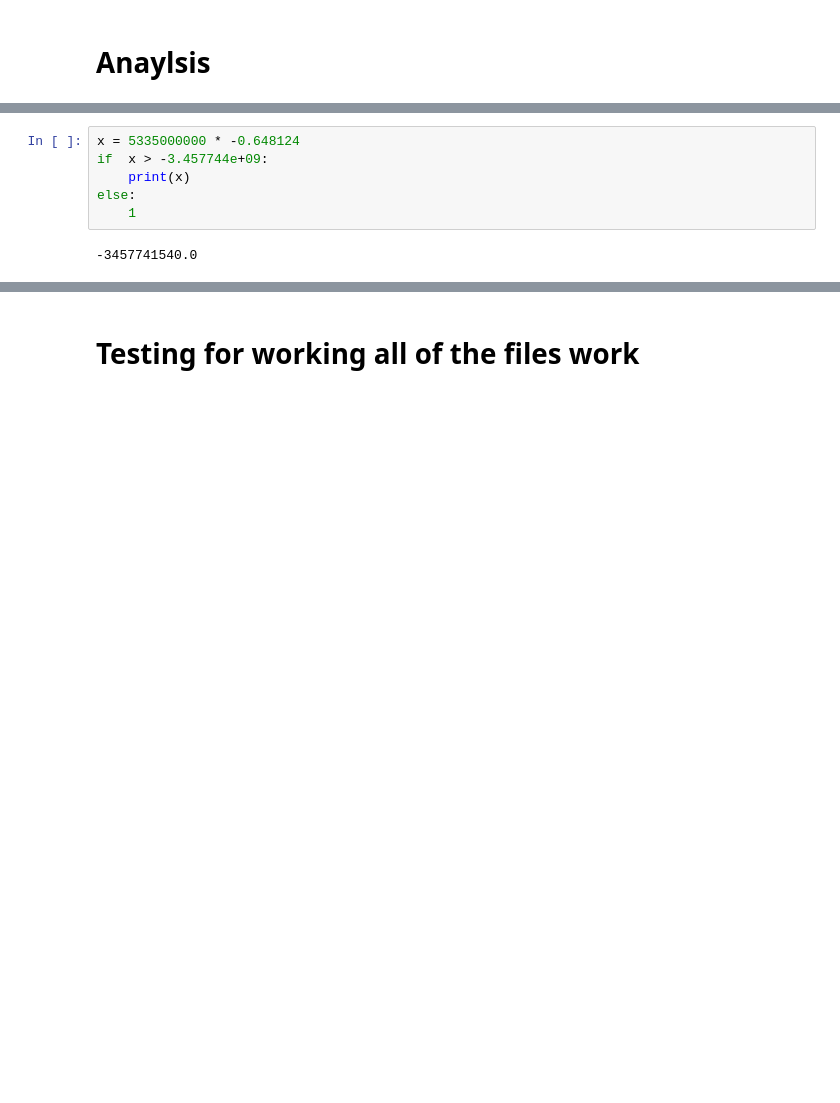
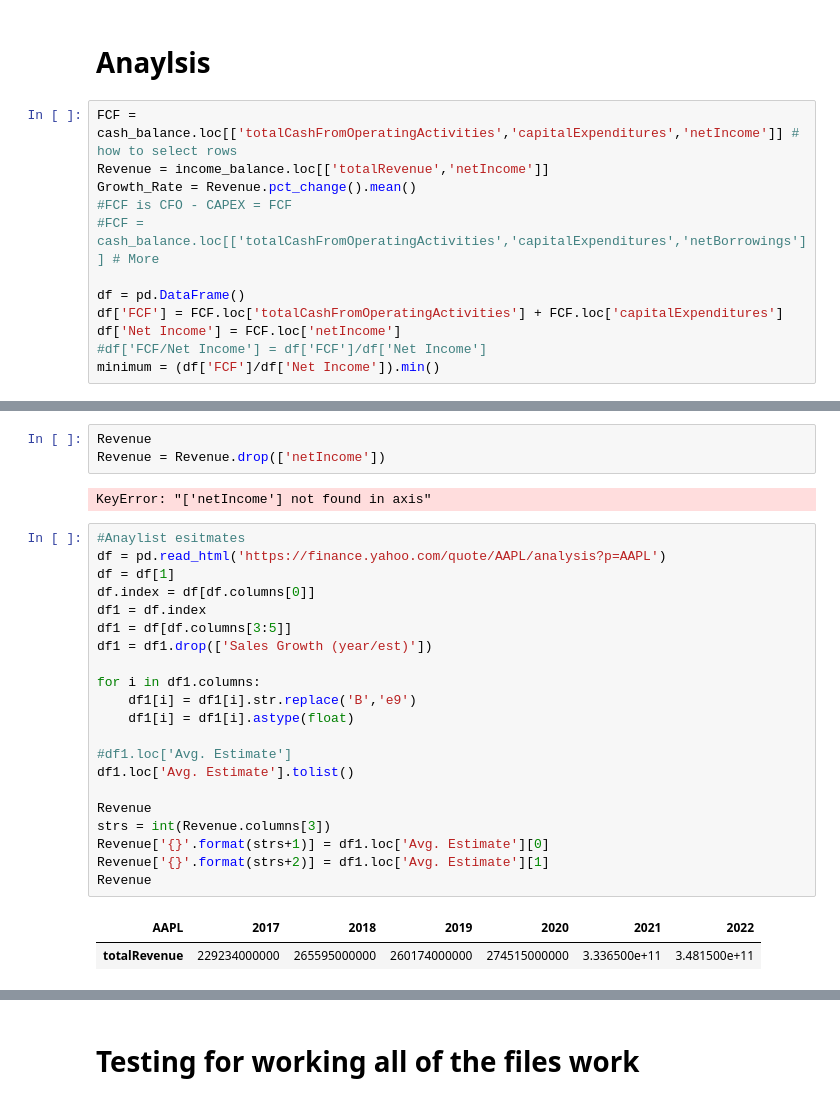
Before and after one commit to AntimatterFx/Investing, a Jupyter notebook: DCF.ipynb, the cells around one changed output, grey strips where cells are left out. Saved outputs shown, nothing was run; the diff lists cells and outputs as text; blank space fills up the shorter version.

Commit message:
Got FCF and Revenue

```diff
--- a/DCF.ipynb
+++ b/DCF.ipynb
@@ -110,6 +110,18 @@ AAPL_incomeStatementHistory
 AAPL_balanceSheetHistory
 # %% [markdown]
 # Anaylsis
+# %%
+FCF = cash_balance.loc[['totalCashFromOperatingActivities','capitalExpenditures','netIncome']] # how to select rows
+Revenue = income_balance.loc[['totalRevenue','netIncome']]
+Growth_Rate = Revenue.pct_change().mean()
+#FCF is CFO - CAPEX = FCF
+#FCF = cash_balance.loc[['totalCashFromOperatingActivities','capitalExpenditures','netBorrowings']] # More
+
+df = pd.DataFrame()
+df['FCF'] = FCF.loc['totalCashFromOperatingActivities'] + FCF.loc['capitalExpenditures']
+df['Net Income'] = FCF.loc['netIncome']
+#df['FCF/Net Income'] = df['FCF']/df['Net Income']
+minimum = (df['FCF']/df['Net Income']).min()
 # %%
 
 average_factor = cash_balance.pct_change(axis = 1 ).mean(axis = 1 )
@@ -140,11 +152,32 @@ df
 | otherCashflowsFromFinancingActivi... | -105000000 | -105000000 | -105000000 | -126000000 | -1.260364e+08 | -1.260727e+08 | -1.261091e+08 | -1.261455e+08 |
 | changeToNetincome | 10640000000 | -27694000000 | 5076000000 | 6517000000 | 6.474664e+09 | 6.432603e+09 | 6.390815e+09 | 6.349298e+09 |
 | capitalExpenditures | -12451000000 | -13313000000 | -10495000000 | -7309000000 | -7.304296e+09 | -7.299596e+09 | -7.294898e+09 | -7.290203e+09 |
-# %%
-x = 5335000000 * -0.648124
-if  x > -3.457744e+09:
-    print(x)
-else:
-    1
-# %% [output]
--3457741540.0
+# %%
+Revenue
+Revenue = Revenue.drop(['netIncome'])
+# %% [output]
+KeyError: "['netIncome'] not found in axis"
+# %%
+#Anaylist esitmates
+df = pd.read_html('https://finance.yahoo.com/quote/AAPL/analysis?p=AAPL')
+df = df[1]
+df.index = df[df.columns[0]]
+df1 = df.index
+df1 = df[df.columns[3:5]]
+df1 = df1.drop(['Sales Growth (year/est)'])
+
+for i in df1.columns:
+    df1[i] = df1[i].str.replace('B','e9')
+    df1[i] = df1[i].astype(float)
+
+#df1.loc['Avg. Estimate']
+df1.loc['Avg. Estimate'].tolist()
+
+Revenue
+strs = int(Revenue.columns[3])
+Revenue['{}'.format(strs+1)] = df1.loc['Avg. Estimate'][0]
+Revenue['{}'.format(strs+2)] = df1.loc['Avg. Estimate'][1]
+Revenue
+# %% [output]
+| AAPL | 2017 | 2018 | 2019 | 2020 | 2021 | 2022 |
+| totalRevenue | 229234000000 | 265595000000 | 260174000000 | 274515000000 | 3.336500e+11 | 3.481500e+11 |
```
Also changed, not shown: parts of 1 cell of this notebook.
